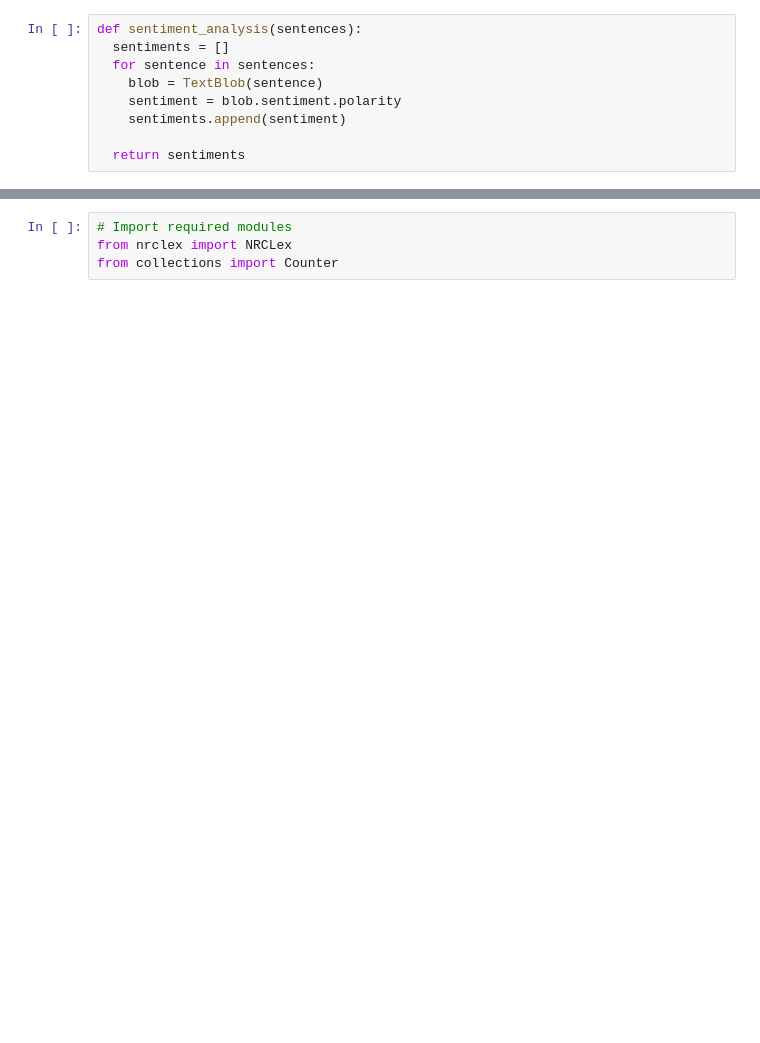
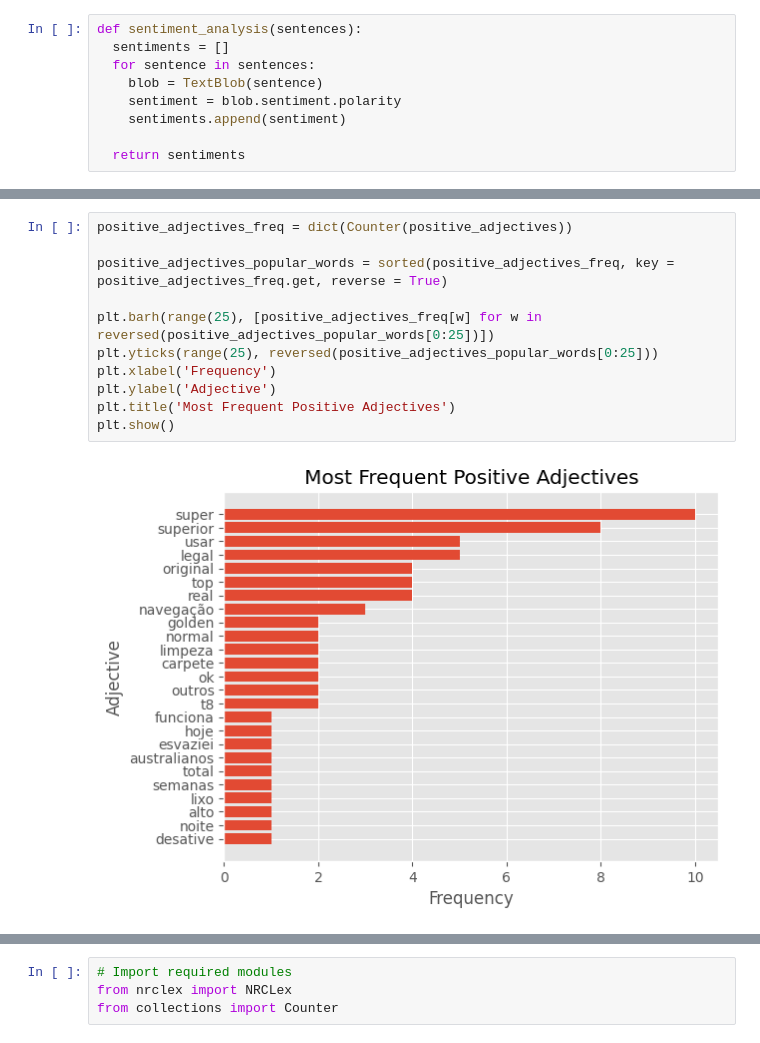
Before and after one commit to mariabandeira/Projeto_Final_IIA, a Jupyter notebook: SentimentAnalysis.ipynb, the cells around one changed output, grey strips where cells are left out. Saved outputs shown, nothing was run; the diff lists cells and outputs as text; blank space fills up the shorter version.

```diff
--- a/SentimentAnalysis.ipynb
+++ b/SentimentAnalysis.ipynb
@@ -778,0 +866,13 @@ nltk.tag.pos_tag(clean_neg_tokens)
+# %%
+positive_adjectives_freq = dict(Counter(positive_adjectives))
+
+positive_adjectives_popular_words = sorted(positive_adjectives_freq, key = positive_adjectives_freq.get, reverse = True)
+
+plt.barh(range(25), [positive_adjectives_freq[w] for w in reversed(positive_adjectives_popular_words[0:25])])
+plt.yticks(range(25), reversed(positive_adjectives_popular_words[0:25]))
+plt.xlabel('Frequency')
+plt.ylabel('Adjective')
+plt.title('Most Frequent Positive Adjectives')
+plt.show()
+# %% [output]
+[figure, added]
```
Also changed, not shown: parts of 51 cells of this notebook.
